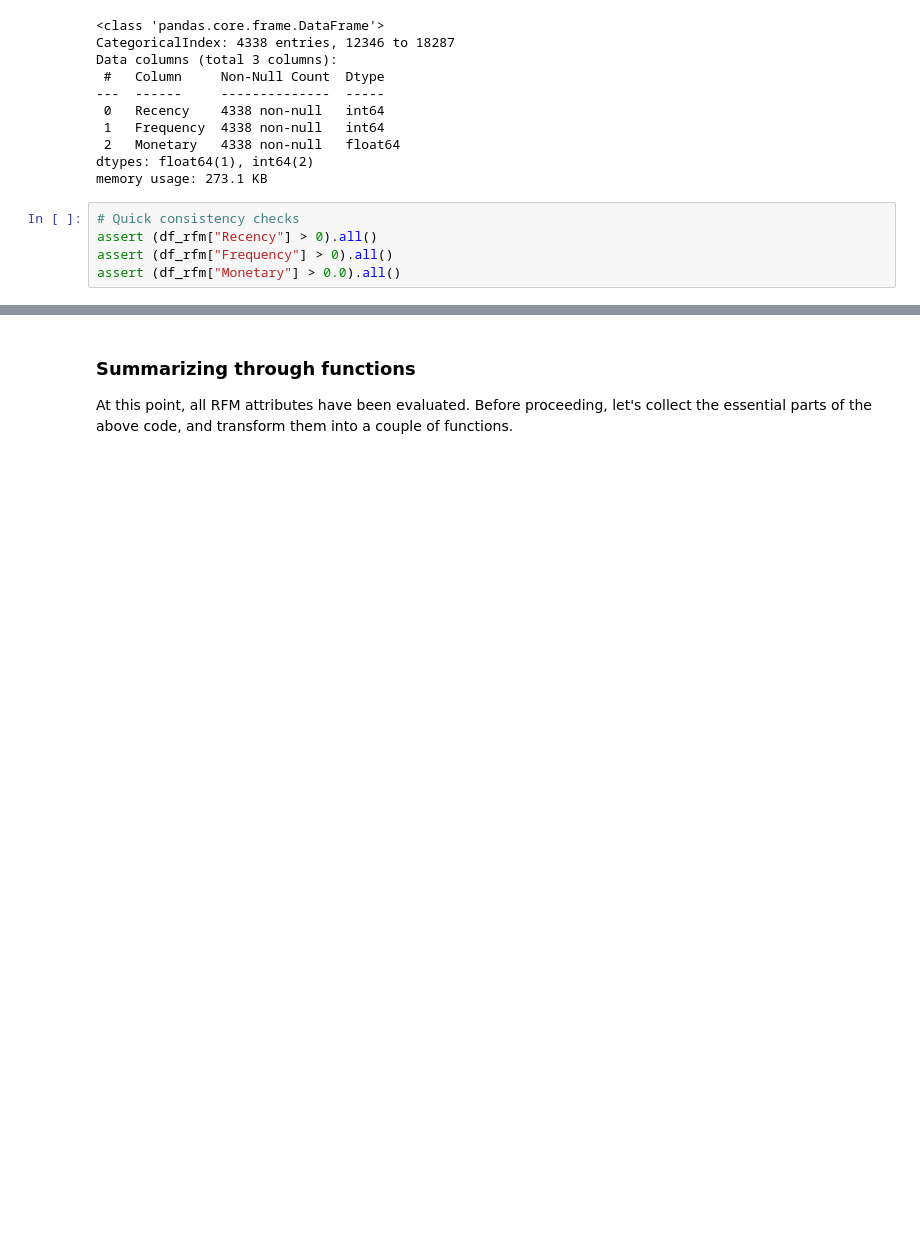
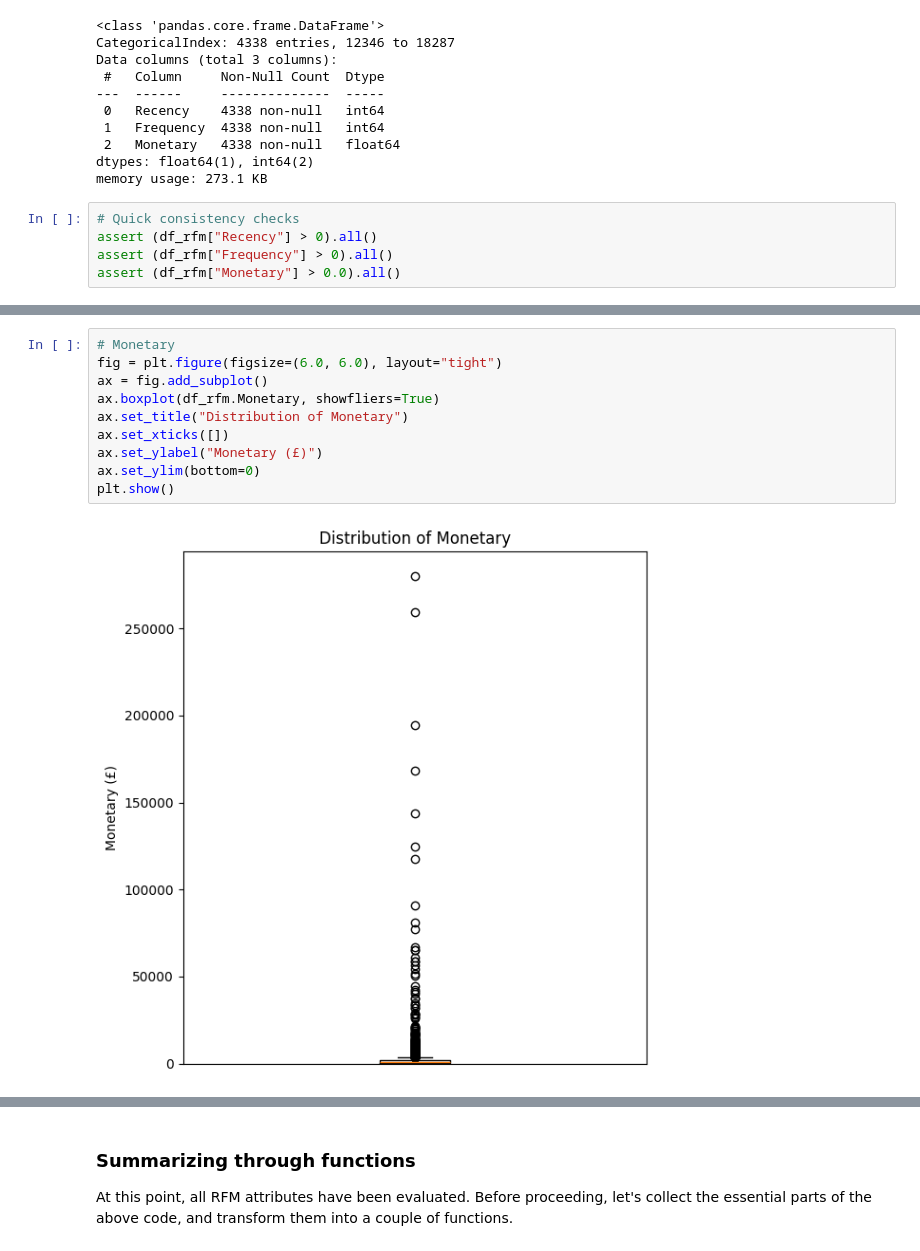
Before and after one commit to mwoitek/python-customer-segmentation, a Jupyter notebook: notebooks/online_retail/rfm_scores.ipynb, the cells around one changed output, grey strips where cells are left out. Cells and saved outputs as stored; diff of their text form; blank space fills up the shorter version.

```diff
--- a/notebooks/online_retail/rfm_scores.ipynb
+++ b/notebooks/online_retail/rfm_scores.ipynb
@@ -258,0 +295,12 @@ assert (df_rfm["Monetary"] > 0.0).all()
+# %%
+# Monetary
+fig = plt.figure(figsize=(6.0, 6.0), layout="tight")
+ax = fig.add_subplot()
+ax.boxplot(df_rfm.Monetary, showfliers=True)
+ax.set_title("Distribution of Monetary")
+ax.set_xticks([])
+ax.set_ylabel("Monetary (£)")
+ax.set_ylim(bottom=0)
+plt.show()
+# %% [output]
+[figure, added]
```
Also changed, not shown: parts of 18 cells of this notebook.
